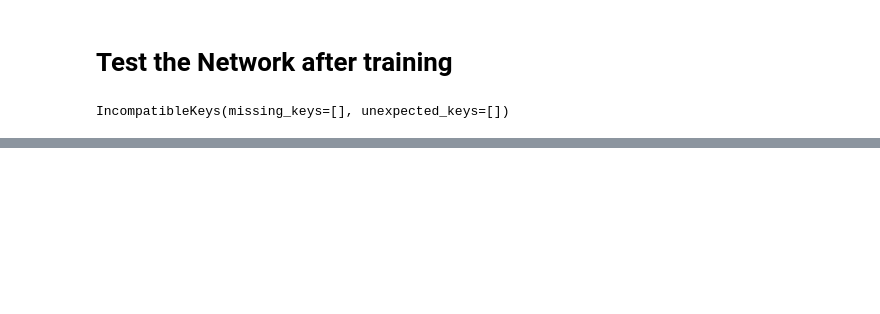
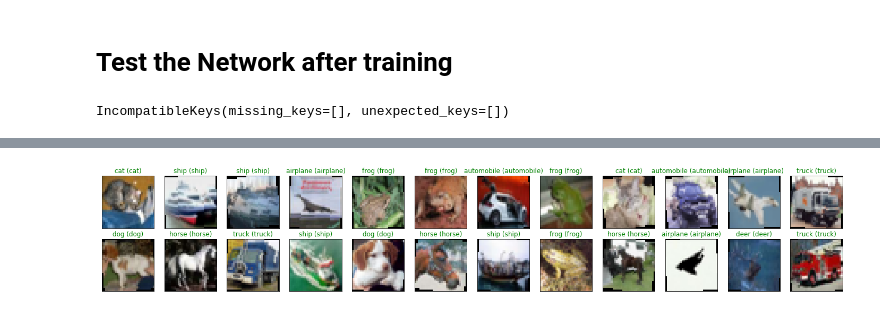
Before and after one commit to Martin-PhilippIrsch/PyTorch_training, a Jupyter notebook: CIFAR_CNN_v1.ipynb, the cells around one changed output, grey strips where cells are left out. Drawn from its saved outputs; the diff is of its cells as text; code cells hidden in the pictures; blank space fills up the shorter version.

```diff
--- a/CIFAR_CNN_v1.ipynb
+++ b/CIFAR_CNN_v1.ipynb
@@ -112,9 +112,12 @@ class ConvMcifar(nn.Module):
         self.conv2 = nn.Conv2d(64, 64, kernel_size=3, stride=1, padding=1)
         self.conv3 = nn.Conv2d(64,128, kernel_size=3, stride=1, padding=1)
         self.conv4 = nn.Conv2d(128,128, kernel_size=3, stride=1, padding=1)
+        self.conv5 = nn.Conv2d(128,256, kernel_size=3, stride=1, padding=1)
+        self.conv6 = nn.Conv2d(256,256, kernel_size=3, stride=1, padding=1)
+
 
         # affine layers
-        self.fc1 = nn.Linear(8192, 800)
+        self.fc1 = nn.Linear(4096, 800)
         self.fc2 = nn.Linear(800,200)
         self.fc3 = nn.Linear(200,10)
 
@@ -127,6 +130,9 @@ class ConvMcifar(nn.Module):
         self.batch2 = nn.BatchNorm2d(64)
         self.batch3 = nn.BatchNorm2d(128)
         self.batch4 = nn.BatchNorm2d(128)
+        self.batch5 = nn.BatchNorm2d(256)
+        self.batch6 = nn.BatchNorm2d(256)
+
 
     def forward(self, x):
 
@@ -141,6 +147,13 @@ class ConvMcifar(nn.Module):
         x = self.dropout_conv(x)
 
         x = F.leaky_relu(self.batch4(self.conv4(x)), 0.2)
+        x = self.maxpool(x)
+        x = self.dropout_conv(x)
+
+        x = F.leaky_relu(self.batch5(self.conv5(x)), 0.2)
+        x = self.dropout_conv(x)
+
+        x = F.leaky_relu(self.batch6(self.conv6(x)), 0.2)
         x = self.maxpool(x)
         x = self.dropout_conv(x)
 
@@ -166,7 +179,7 @@ class ConvMcifar(nn.Module):
 # %% [markdown]
 # Training Model
 # %%
-num_epochs = 100
+num_epochs = 50
 
 device = torch.device("cuda:0" if torch.cuda.is_available() else "cpu")
 cudnn.benchmark = False
@@ -232,6 +245,7 @@ for epoch in tqdm(range(num_epochs)):
         print('Validation loss decreased ({:.6f} --> {:.6f}).  Saving model ...'.format(
         val_loss_min,
         val_loss))
+
         torch.save(model.state_dict(), 'model_cifar.pt')
         val_loss_min = val_loss
 # %% [output]
@@ -326,21 +337,29 @@ Test Accuracy (Overall): 79% (7968/10000)
 # %%
 # obtain one batch of test images
 dataiter = iter(test_loader)
 images, labels = dataiter.next()
 images.numpy()
 
 images = images.to(device)
 
 # get sample outputs
 output = model(images)
 # convert output probabilities to predicted class
 _, preds_tensor = torch.max(output, 1)
 preds = np.squeeze(preds_tensor.cpu().numpy())
 
+images = images.cpu()
+
 # plot the images in the batch, along with predicted and true labels
 fig = plt.figure(figsize=(25, 4))
-for idx in np.arange(20):
-    ax = fig.add_subplot(2, 20/2, idx+1, xticks=[], yticks=[])
-    imshow(images[idx])
+for idx in np.arange(24):
+    ax = fig.add_subplot(2, 24/2, idx+1, xticks=[], yticks=[])
+    img = images[idx] / 2 + 0.5     # unnormalize
+    npimg = img.numpy()
+    plt.imshow(np.transpose(npimg, (1, 2, 0)))
     ax.set_title("{} ({})".format(classes[preds[idx]], classes[labels[idx]]),
                  color=("green" if preds[idx]==labels[idx].item() else "red"))
+
+plt.show()
+# %% [output]
+[figure, added]
```
Also changed, not shown: parts of 8 cells of this notebook, 1 other file.
